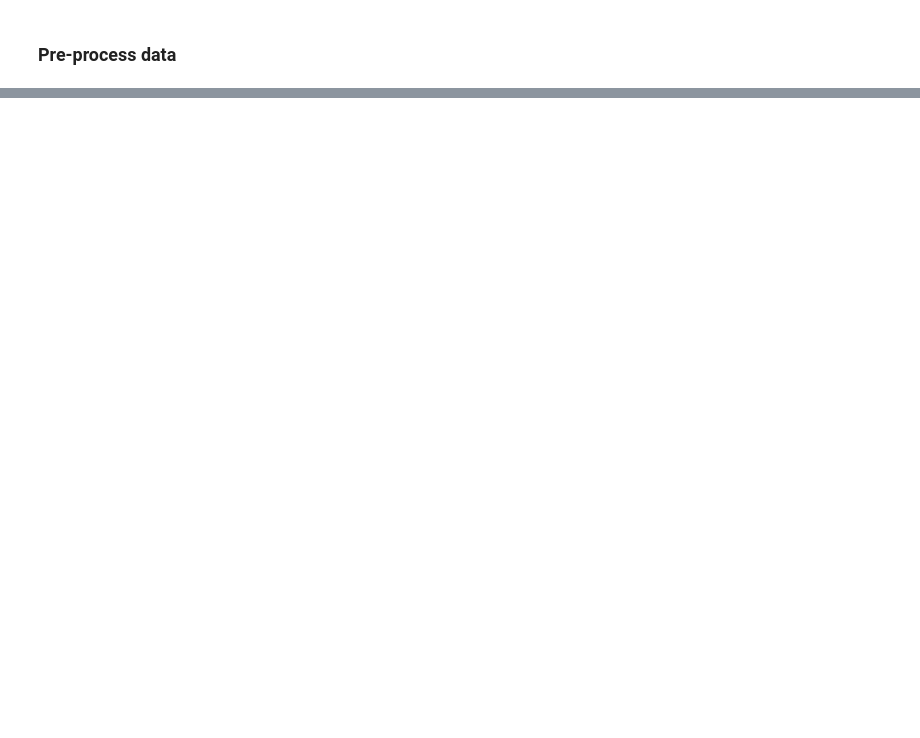
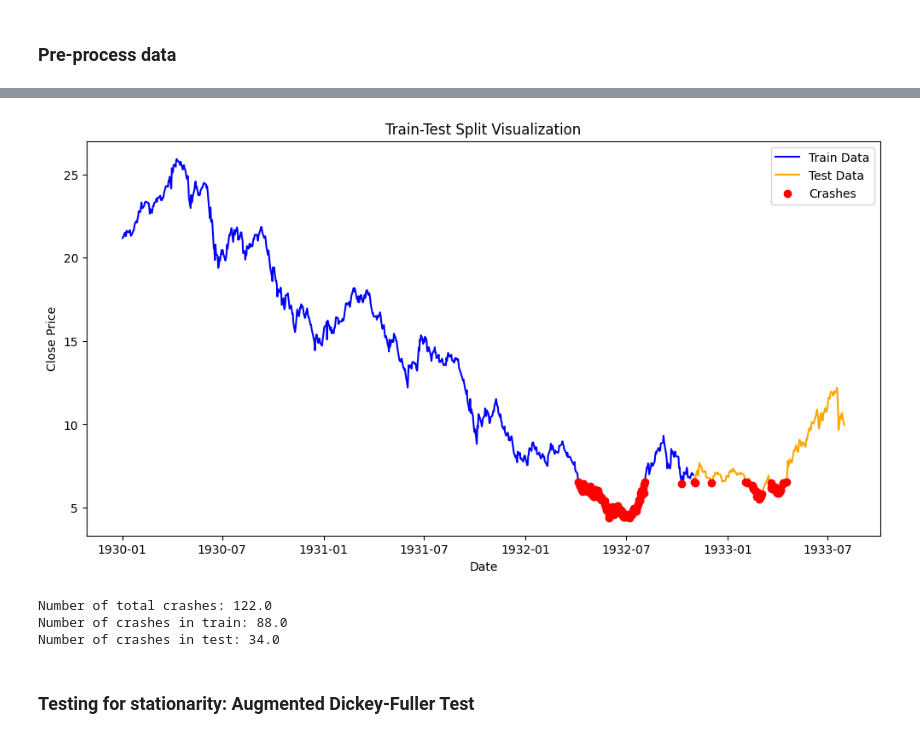
Before and after one commit to AdrienBelanger/451-Project, a Jupyter notebook: Implementation/ARIMA/arima.ipynb, the cells around one changed output, grey strips where cells are left out. Saved outputs shown, nothing was run; the diff lists cells and outputs as text; code cells hidden in the pictures; blank space fills up the shorter version.

```diff
--- a/Implementation/ARIMA/arima.ipynb
+++ b/Implementation/ARIMA/arima.ipynb
@@ -149,0 +189,28 @@ class ARIMA():
+# %%
+# Plot Close prices with train and test data in different colors
+plt.figure(figsize=(12, 6))
+
+# Plot training data
+plt.plot(df.index[:train_size], df['Close'][:train_size], label='Train Data', color='blue')
+
+# Plot test data
+plt.plot(df.index[train_size:], df['Close'][train_size:], label='Test Data', color='orange')
+
+plt.scatter(crash_indices_1920s, df_1920s.loc[crash_indices_1920s, 'Close'], color='red', label='Crashes', zorder=5)
+
+# Add labels and legend
+plt.title("Train-Test Split Visualization")
+plt.xlabel("Date")
+plt.ylabel("Close Price")
+plt.legend()
+plt.show()
+print(f'Number of total crashes: {y.sum()}')
+print(f'Number of crashes in train: {y_train.sum()}')
+print(f'Number of crashes in test: {y_test.sum()}')
+# %% [output]
+[figure, added]
+Number of total crashes: 122.0
+Number of crashes in train: 88.0
+Number of crashes in test: 34.0
+# %% [markdown]
+### Testing for stationarity: Augmented Dickey-Fuller Test
```
Also changed, not shown: parts of 22 cells of this notebook.
